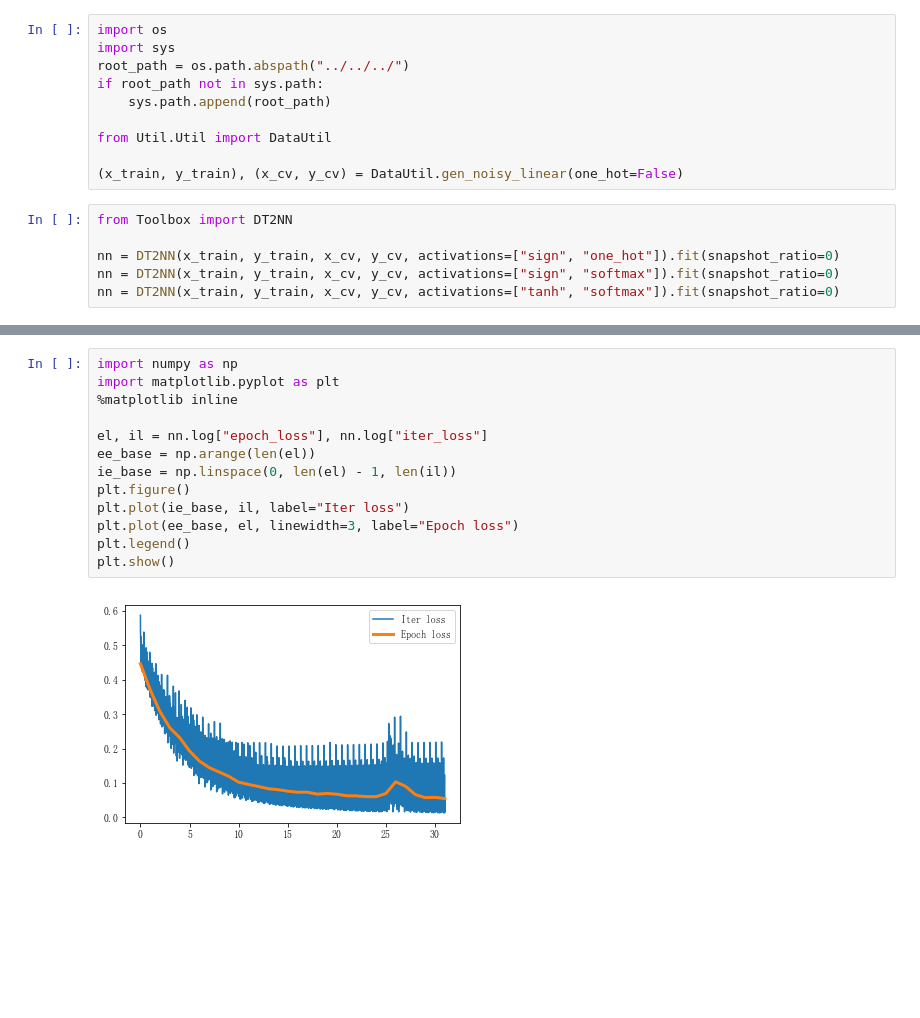
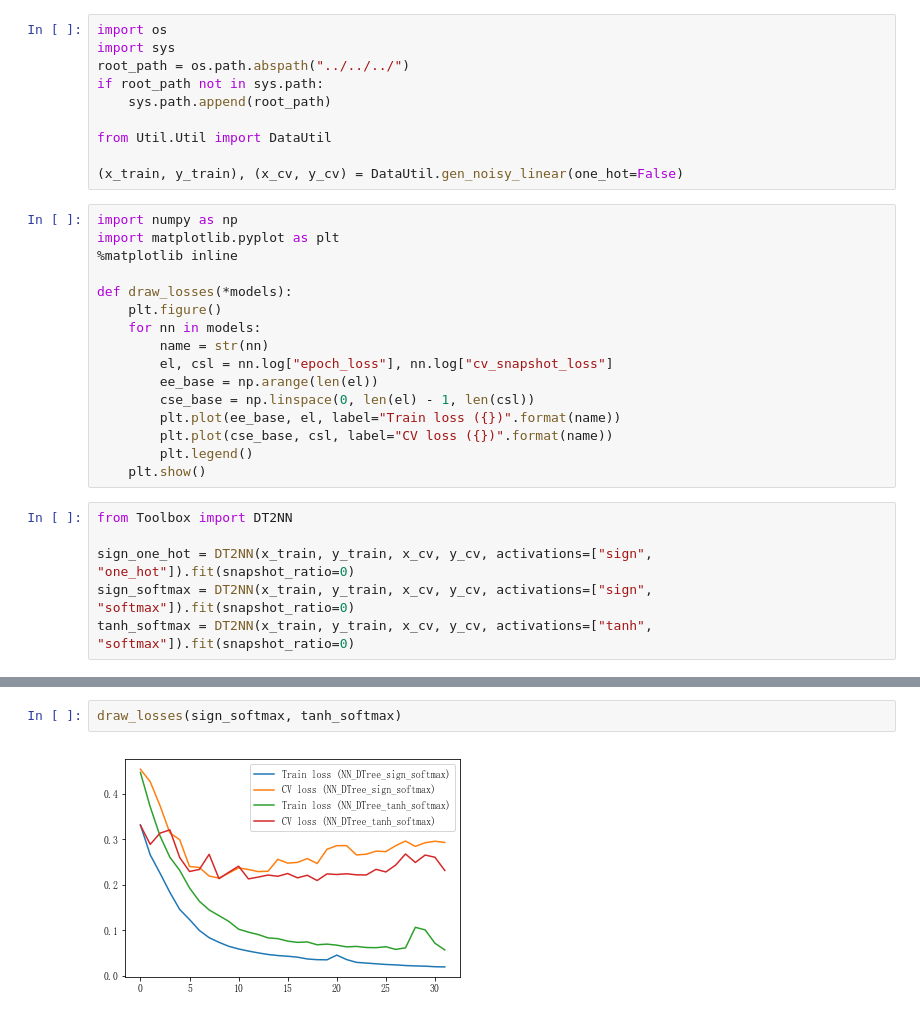
Before and after one commit to carefree0910/MachineLearning, a Jupyter notebook: _Dist/NeuralNetworks/d_Traditional2NN/DTree2NN.ipynb, the cells around one changed output, grey strips where cells are left out. Drawn from its saved outputs; the diff is of its cells as text; blank space fills up the shorter version.

```diff
--- a/_Dist/NeuralNetworks/d_Traditional2NN/DTree2NN.ipynb
+++ b/_Dist/NeuralNetworks/d_Traditional2NN/DTree2NN.ipynb
@@ -8,12 +8,28 @@ if root_path not in sys.path:
 from Util.Util import DataUtil
 
 (x_train, y_train), (x_cv, y_cv) = DataUtil.gen_noisy_linear(one_hot=False)
+# %%
+import numpy as np
+import matplotlib.pyplot as plt
+%matplotlib inline
+
+def draw_losses(*models):
+    plt.figure()
+    for nn in models:
+        name = str(nn)
+        el, csl = nn.log["epoch_loss"], nn.log["cv_snapshot_loss"]
+        ee_base = np.arange(len(el))
+        cse_base = np.linspace(0, len(el) - 1, len(csl))
+        plt.plot(ee_base, el, label="Train loss ({})".format(name))
+        plt.plot(cse_base, csl, label="CV loss ({})".format(name))
+        plt.legend()
+    plt.show()
 # %%
 from Toolbox import DT2NN
 
-nn = DT2NN(x_train, y_train, x_cv, y_cv, activations=["sign", "one_hot"]).fit(snapshot_ratio=0)
-nn = DT2NN(x_train, y_train, x_cv, y_cv, activations=["sign", "softmax"]).fit(snapshot_ratio=0)
-nn = DT2NN(x_train, y_train, x_cv, y_cv, activations=["tanh", "softmax"]).fit(snapshot_ratio=0)
+sign_one_hot = DT2NN(x_train, y_train, x_cv, y_cv, activations=["sign", "one_hot"]).fit(snapshot_ratio=0)
+sign_softmax = DT2NN(x_train, y_train, x_cv, y_cv, activations=["sign", "softmax"]).fit(snapshot_ratio=0)
+tanh_softmax = DT2NN(x_train, y_train, x_cv, y_cv, activations=["tanh", "softmax"]).fit(snapshot_ratio=0)
 # %% [output]
 ============================================================
 Decision Tree performance
@@ -35,15 +51,4 @@ Epoch   32   Iter 1119   Snapshot   32 (acc)  -  Train :    0.993   CV : 0.92066
-# %%
-import numpy as np
-import matplotlib.pyplot as plt
-%matplotlib inline
-
-el, il = nn.log["epoch_loss"], nn.log["iter_loss"]
-ee_base = np.arange(len(el))
-ie_base = np.linspace(0, len(el) - 1, len(il))
-plt.figure()
-plt.plot(ie_base, il, label="Iter loss")
-plt.plot(ee_base, el, linewidth=3, label="Epoch loss")
-plt.legend()
-plt.show()
-# %% [output]
-[figure, removed]
+# %%
+draw_losses(sign_softmax, tanh_softmax)
+# %% [output]
+[figure, added]
```
Also changed, not shown: parts of 1 cell of this notebook, 2 other files.
